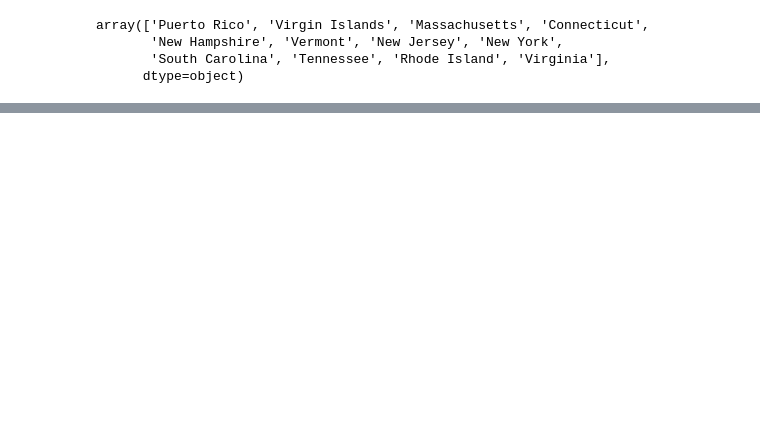
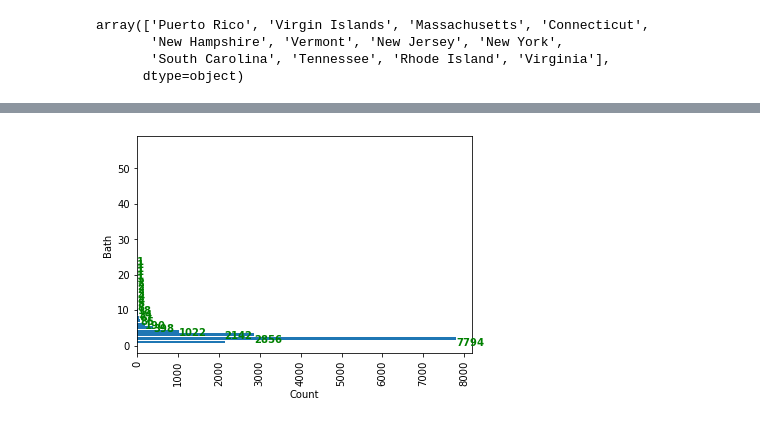
Before and after one commit to jeremydobbs/USAResidentialREData, a Jupyter notebook: USARealEstateData.ipynb, the cells around one changed output, grey strips where cells are left out. Drawn from its saved outputs; the diff is of its cells as text; code cells hidden in the pictures; blank space fills up the shorter version.

```diff
--- a/USARealEstateData.ipynb
+++ b/USARealEstateData.ipynb
@@ -97,0 +131,22 @@ round(df.pivot_table(index='state',values=['bed','bath','acre_lot','house_size',
+# %%
+# Get the value counts of 'bed' column
+bath_counts = df['bath'].value_counts()
+
+# Create a horizontal bar plot using Matplotlib
+fig, ax = plt.subplots()
+ax.barh(bath_counts.index, bath_counts.values, align='center')
+
+# Set the x-label and y-label
+ax.set_xlabel('Count')
+ax.set_ylabel('Bath')
+
+# Set the tick labels rotation
+plt.xticks(rotation=90)
+
+# Add the count labels to the bars
+for i, v in enumerate(bath_counts.values):
+    ax.text(v + 3, i - 0.1, str(v), color='green', fontweight='bold')
+
+plt.show()
+# %% [output]
+[figure, added]
```
Also changed, not shown: parts of 11 cells of this notebook.
